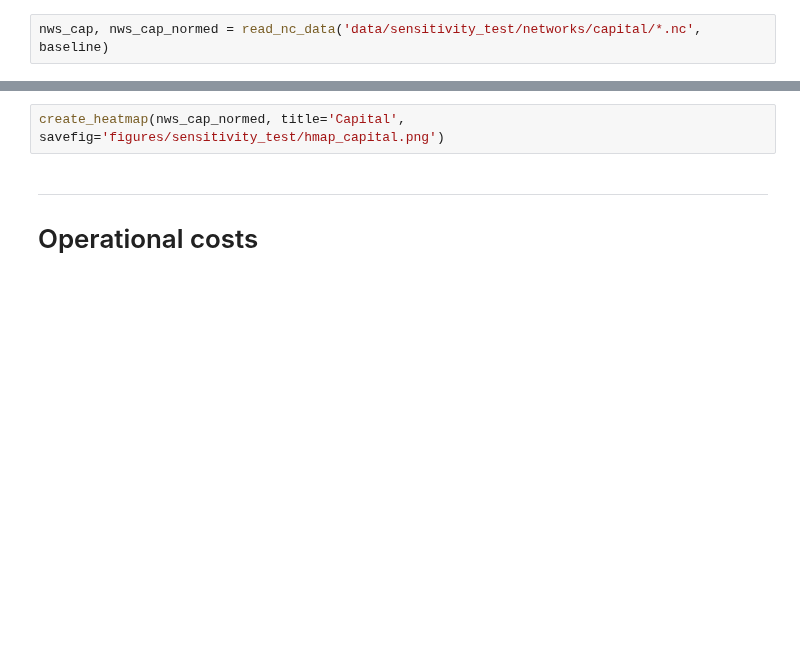
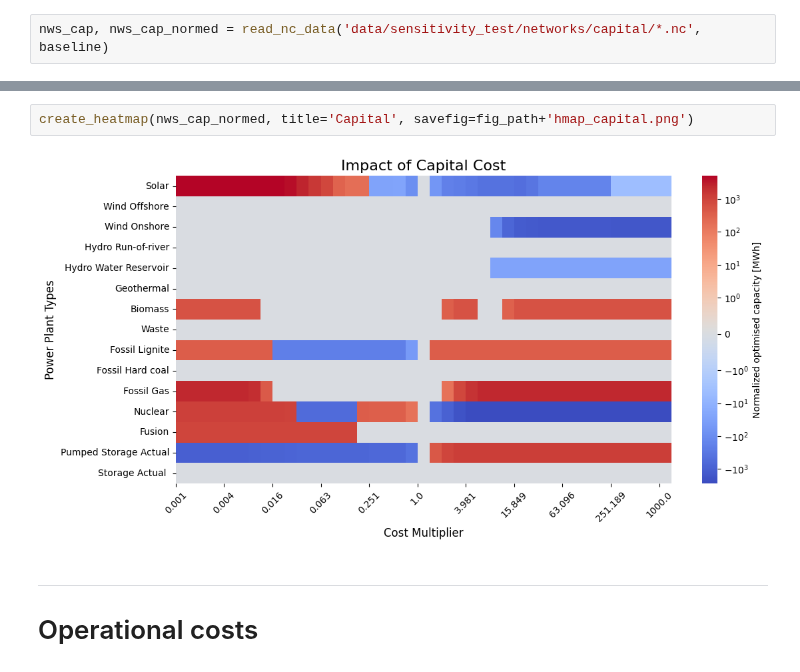
Before and after one commit to menkobalazs/power-systems-analysis, a Jupyter notebook: 08_sensitivity_test_result.ipynb, the cells around one changed output, grey strips where cells are left out. Cells and saved outputs as stored; diff of their text form; blank space fills up the shorter version.

```diff
--- a/08_sensitivity_test_result.ipynb
+++ b/08_sensitivity_test_result.ipynb
@@ -19,5 +38,7 @@ create_lineplot(nws_cap, title='Capital', savefig='figures/sensitivity_test/capi
 # %%
-create_heatmap(nws_cap_normed, title='Capital', savefig='figures/sensitivity_test/hmap_capital.png')
+create_heatmap(nws_cap_normed, title='Capital', savefig=fig_path+'hmap_capital.png')
+# %% [output]
+[figure, added]
 # %% [markdown]
 ----
 # Operational costs
```
Also changed, not shown: parts of 11 cells of this notebook.
